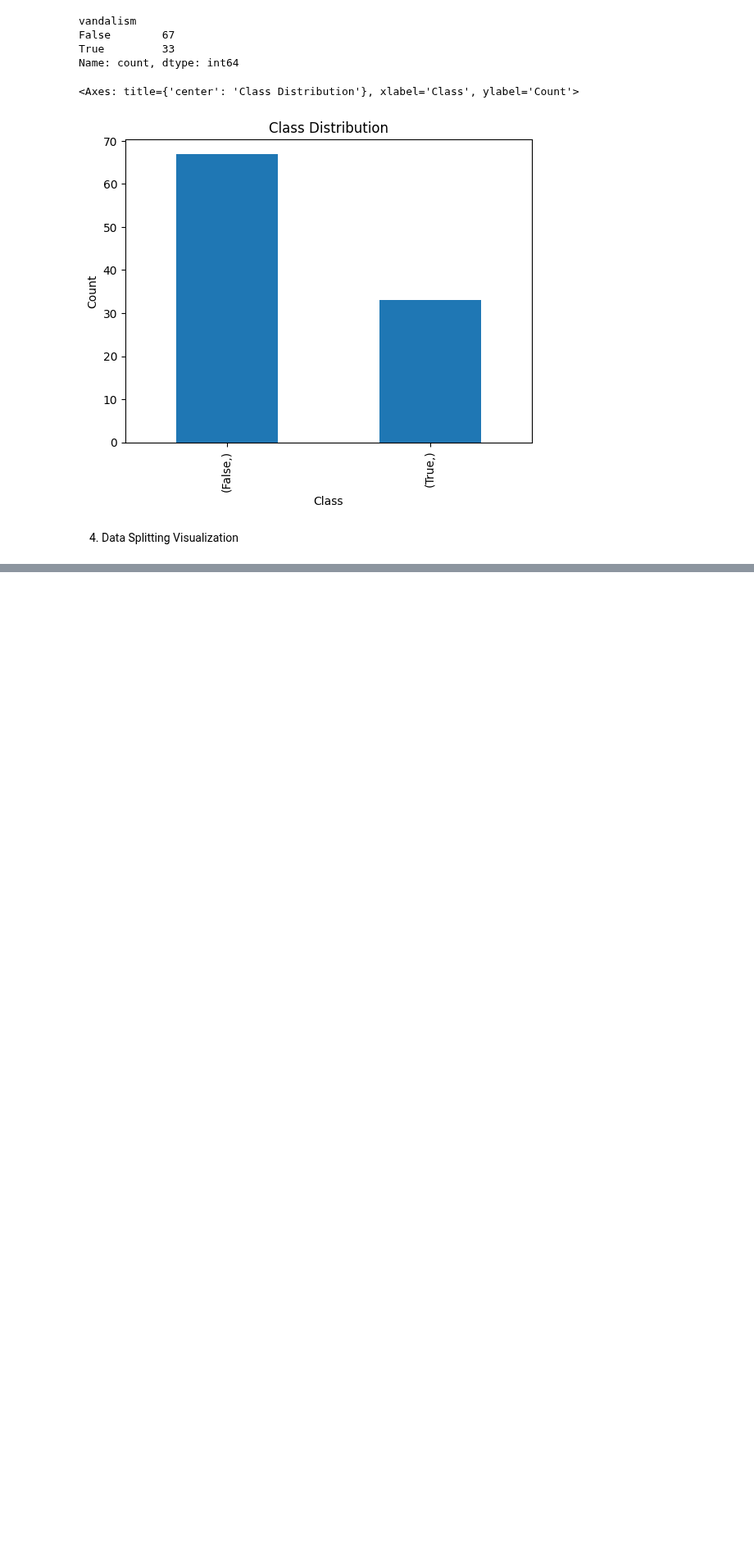
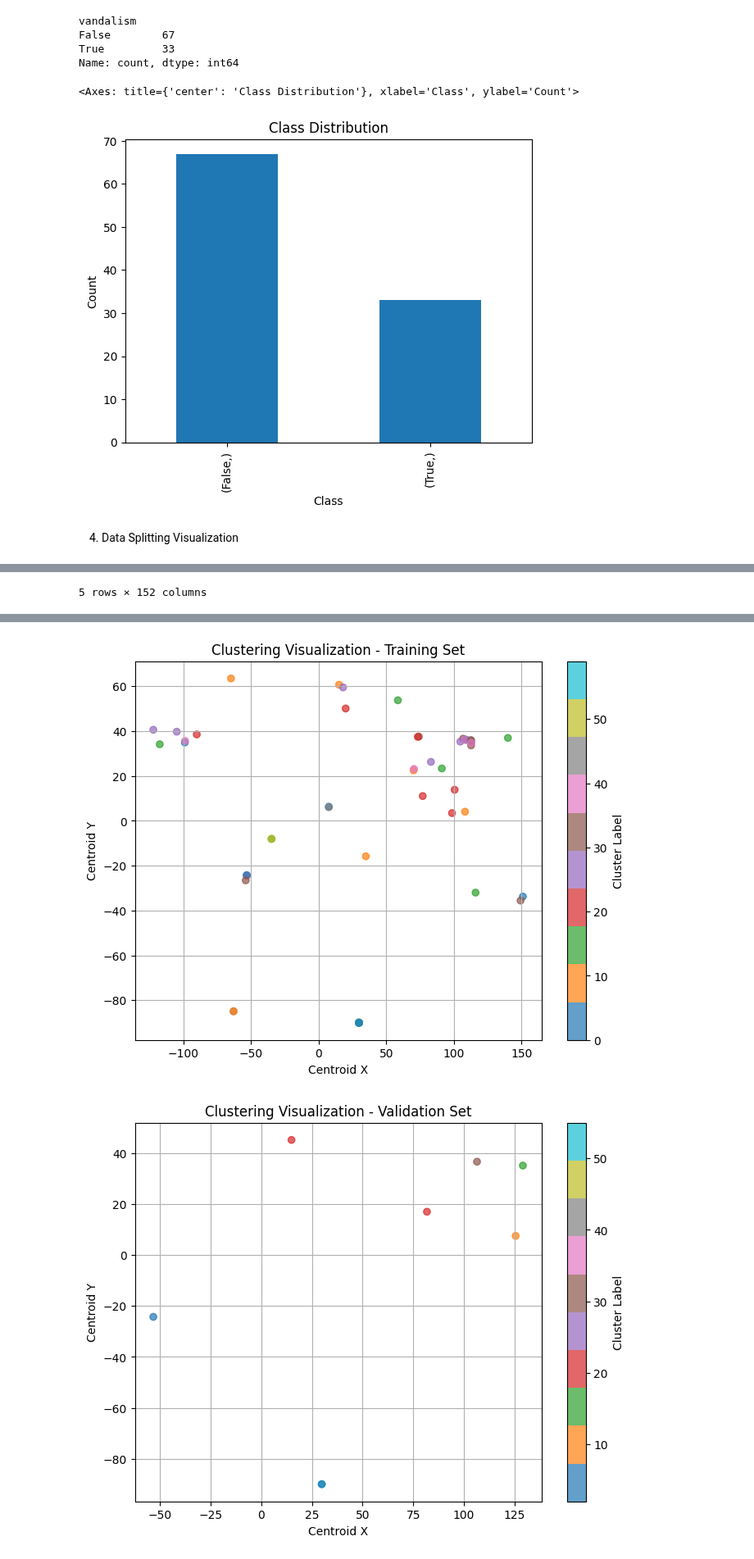
Before and after one commit to rspseshasai/vandalism_detection_osm, a Jupyter notebook: notebooks/contri.ipynb, the cells around one changed output, grey strips where cells are left out. Shown at 82% size. Cells and saved outputs as stored; diff of their text form; code cells hidden in the pictures; blank space fills up the shorter version.

```diff
--- a/notebooks/contri.ipynb
+++ b/notebooks/contri.ipynb
@@ -172,0 +192,19 @@ Shapes of datasets:
+# %%
+# Notebook Code to Visualize Clustering
+from src.clustering import visualize_clustering, load_clustered_data
+
+X_train, X_val, X_test = load_clustered_data()
+
+print("Data after adding clustering labels:\n")
+print("Sample of X_train:")
+display(X_train.head())
+
+print("Sample of X_val:")
+display(X_val.head())
+
+print("Sample of X_test:")
+display(X_test.head())
+
+# Visualize the clustering results
+visualize_clustering()
+# %% [output]
@@ -172,0 +237 @@ Shapes of datasets:
+5 rows × 152 columns
@@ -172,0 +241,2 @@ Shapes of datasets:
+[figure, added]
+[figure, added]
```
Also changed, not shown: parts of 3 cells of this notebook, 3 other files.
